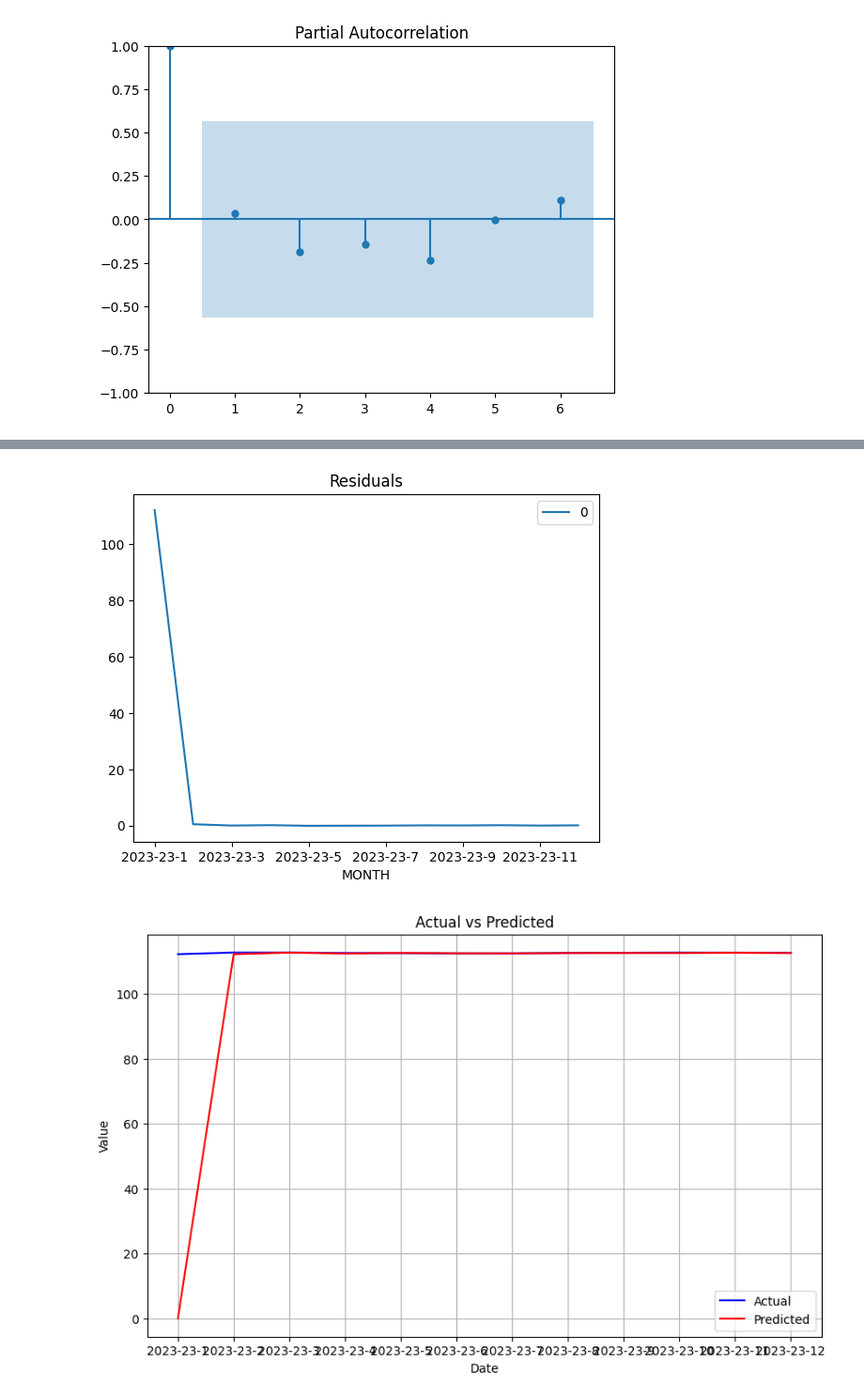
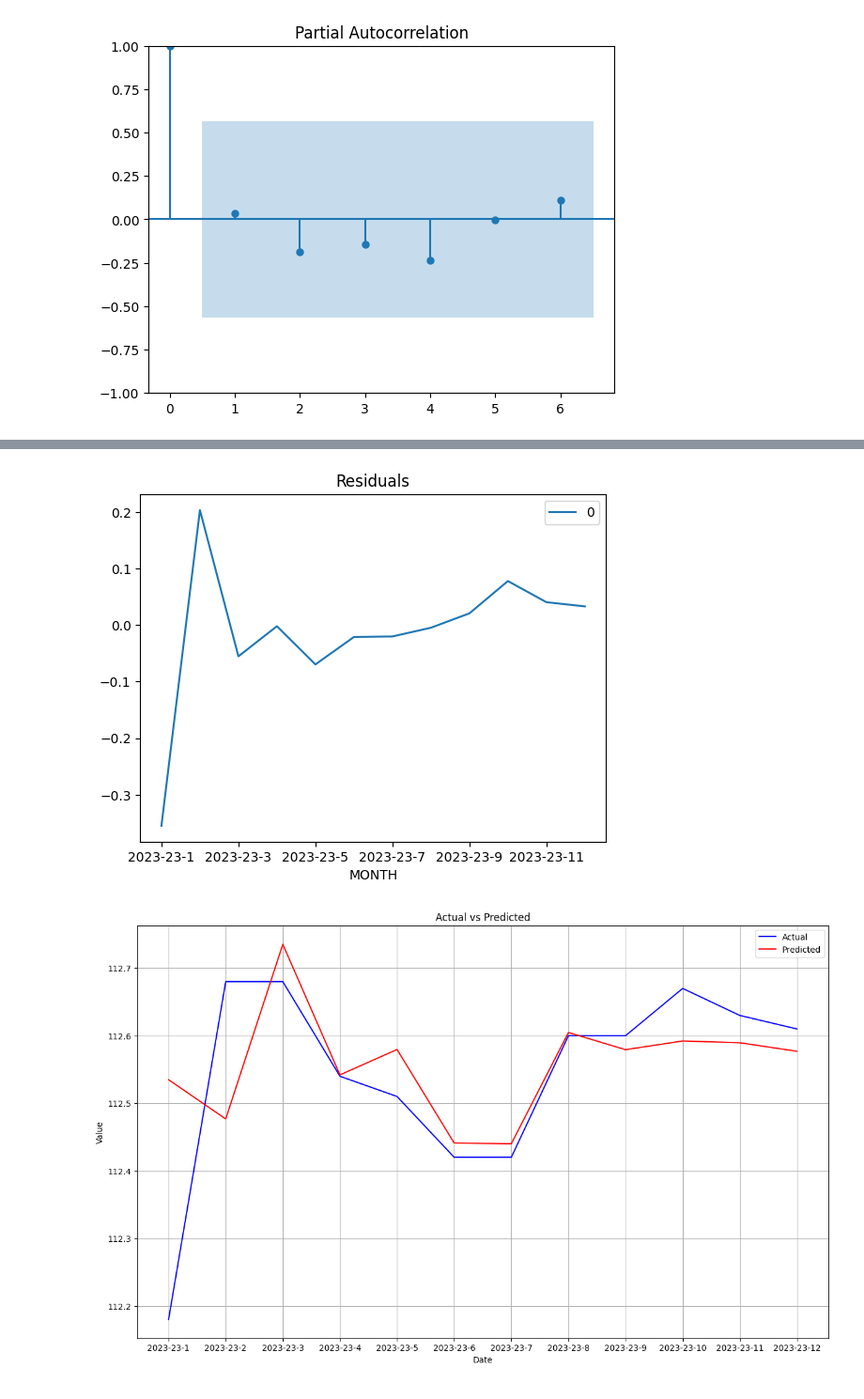
Before and after one commit to AdiXgit/ECO-PHY, a Jupyter notebook: DA 1.ipynb, the cells around one changed output, grey strips where cells are left out. Shown at 94% size. Cells and saved outputs as stored; diff of their text form; code cells hidden in the pictures.

```diff
--- a/DA 1.ipynb
+++ b/DA 1.ipynb
@@ -5,3 +5,4 @@ from sklearn.model_selection import train_test_split
 from sklearn.linear_model import LinearRegression
 from sklearn.metrics import mean_squared_error
 import matplotlib.pyplot as plt
+data = pd.read_excel('J1newdata.xlsx')
@@ -50,7 +43,7 @@ plt.show()
 # %%
 # Fit ARIMA model
 from statsmodels.tsa.arima.model import ARIMA
-model = ARIMA(data['AVERAGE'], order=(2, 1, 3))  # Replace p, d, q with appropriate values
+model = ARIMA(data['AVERAGE'], order=(6, 0, 30))  # Replace p, d, q with appropriate values
 results = model.fit()
 # %%
 print(results.summary())
@@ -78,19 +71,20 @@ residuals.plot()
 plt.title('Residuals')
 plt.show()
 # %% [output]
-[figure, old version]
+[figure, new version]
 # %%
-plt.figure(figsize=(10, 6))
+import matplotlib.pyplot as plt
+plt.figure(figsize=(15, 9))
 plt.plot(data.index, data['AVERAGE'], color='blue', label='Actual')
 plt.plot(data.index, results.fittedvalues, color='red', label='Predicted')
 plt.title('Actual vs Predicted')
 plt.xlabel('Date')
 plt.ylabel('Value')
 plt.legend()
 plt.grid(True)
 plt.show()
 # %% [output]
-[figure, old version]
+[figure, new version]
 # %%
 # Forecast future values
 forecast_steps = 6  # Specify the number of steps to forecast
```
Also changed, not shown: parts of 3 cells of this notebook, 3 other files.
